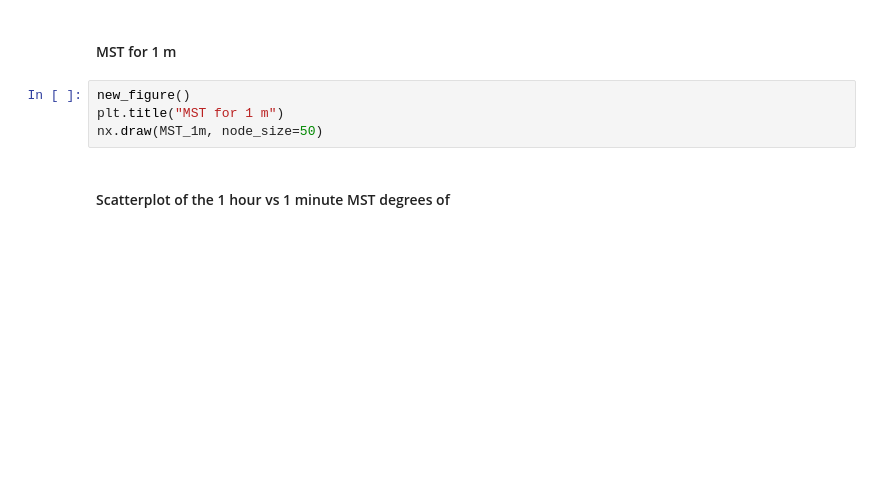
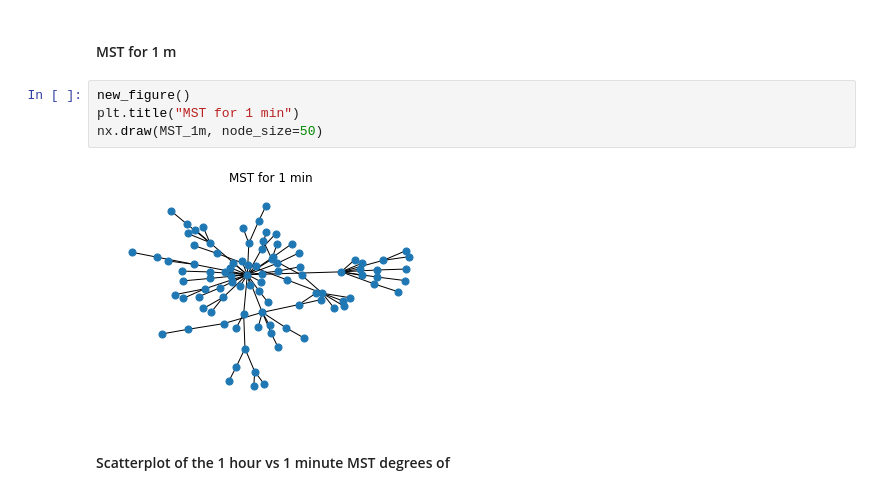
Before and after one commit to JunTu-XD/NetSci, a Jupyter notebook: assignment_7/Tu_Jun_EX07.ipynb, the cells around one changed output. Drawn from its saved outputs; the diff is of its cells as text; blank space fills up the shorter version.

```diff
--- a/assignment_7/Tu_Jun_EX07.ipynb
+++ b/assignment_7/Tu_Jun_EX07.ipynb
@@ -197,8 +207,10 @@ nx.draw(MST_1h, node_size=50)
 #### MST for 1 m
 # %%
 new_figure()
-plt.title("MST for 1 m")
+plt.title("MST for 1 min")
 nx.draw(MST_1m, node_size=50)
+# %% [output]
+[figure, added]
 # %% [markdown]
 #### Scatterplot of the 1 hour vs 1 minute MST degrees of
 # %%
```
Also changed, not shown: parts of 4 cells of this notebook.
